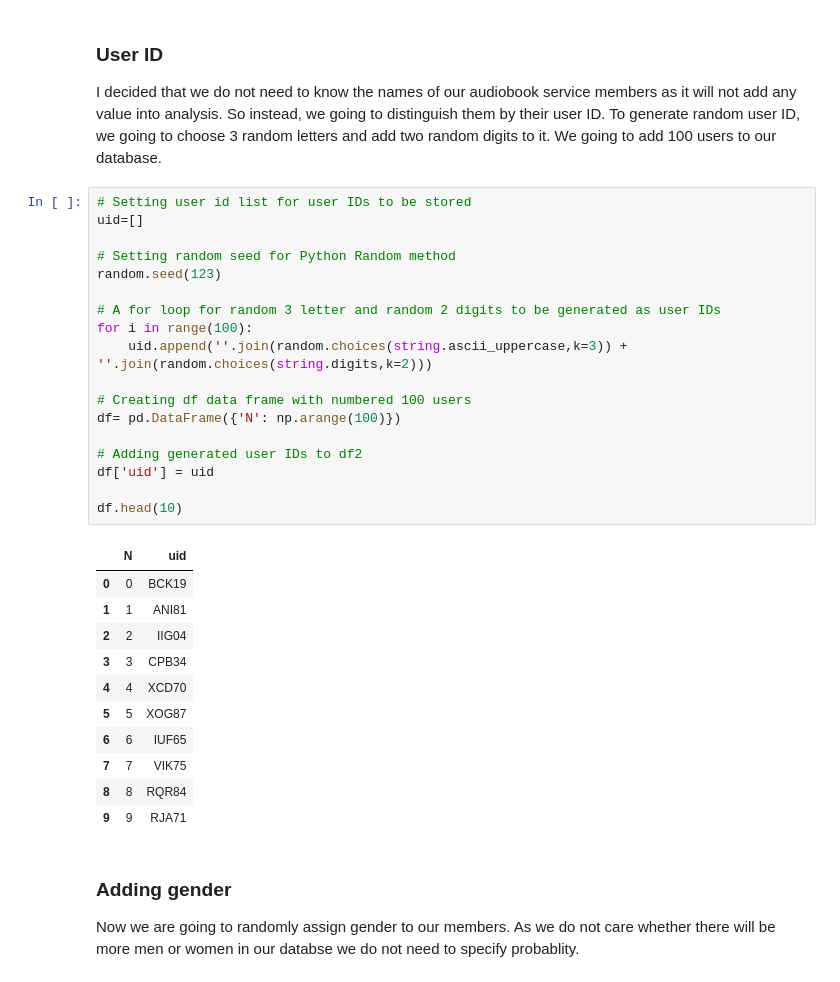
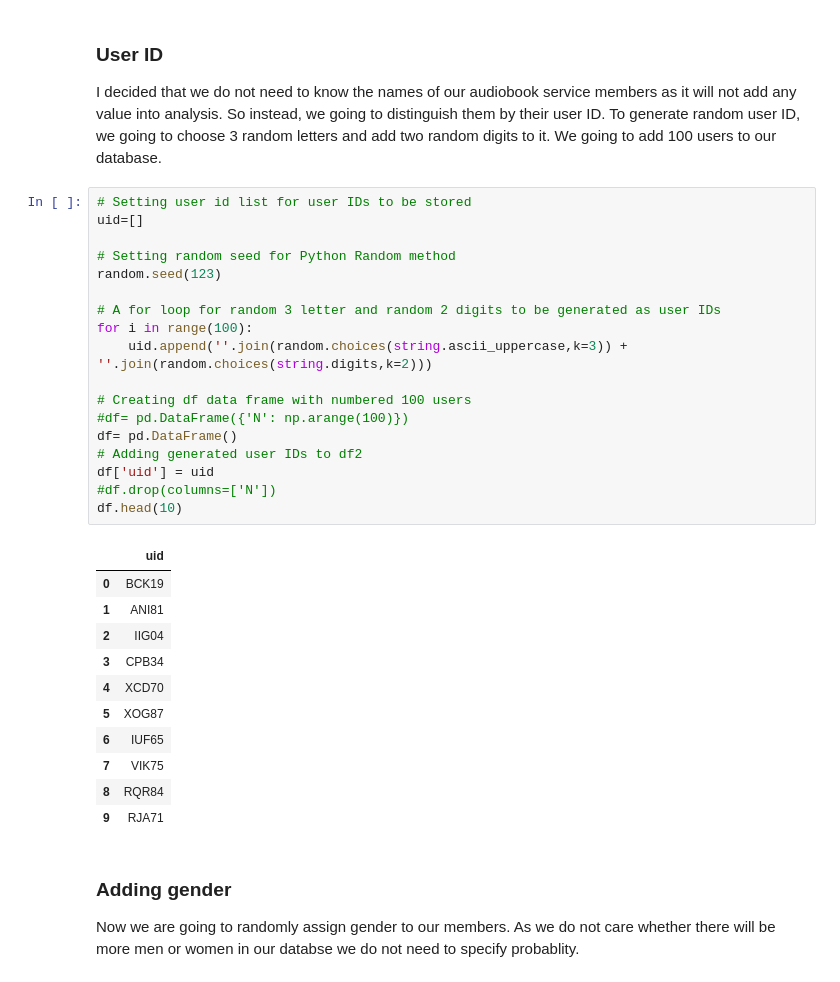
Before and after one commit to angelinka/programming_for_DA_project, a Jupyter notebook: audiobooks.ipynb, the cells around one changed output. Saved outputs shown, nothing was run; the diff lists cells and outputs as text.

```diff
--- a/audiobooks.ipynb
+++ b/audiobooks.ipynb
@@ -72,33 +72,33 @@ I decided that we do not need to know the names of our audiobook service members
 # %%
 # Setting user id list for user IDs to be stored
 uid=[]
 
 # Setting random seed for Python Random method
 random.seed(123)
 
 # A for loop for random 3 letter and random 2 digits to be generated as user IDs
 for i in range(100):
     uid.append(''.join(random.choices(string.ascii_uppercase,k=3)) + ''.join(random.choices(string.digits,k=2)))
 
 # Creating df data frame with numbered 100 users
-df= pd.DataFrame({'N': np.arange(100)})
-
+#df= pd.DataFrame({'N': np.arange(100)})
+df= pd.DataFrame()
 # Adding generated user IDs to df2
 df['uid'] = uid
-
+#df.drop(columns=['N'])
 df.head(10)
 # %% [output]
-|  | N | uid |
-| 0 | 0 | BCK19 |
-| 1 | 1 | ANI81 |
-| 2 | 2 | IIG04 |
-| 3 | 3 | CPB34 |
-| 4 | 4 | XCD70 |
-| 5 | 5 | XOG87 |
-| 6 | 6 | IUF65 |
-| 7 | 7 | VIK75 |
-| 8 | 8 | RQR84 |
-| 9 | 9 | RJA71 |
+|  | uid |
+| 0 | BCK19 |
+| 1 | ANI81 |
+| 2 | IIG04 |
+| 3 | CPB34 |
+| 4 | XCD70 |
+| 5 | XOG87 |
+| 6 | IUF65 |
+| 7 | VIK75 |
+| 8 | RQR84 |
+| 9 | RJA71 |
 # %% [markdown]
 ### Adding gender
 
```
Also changed, not shown: parts of 17 cells of this notebook, 1 other file.
